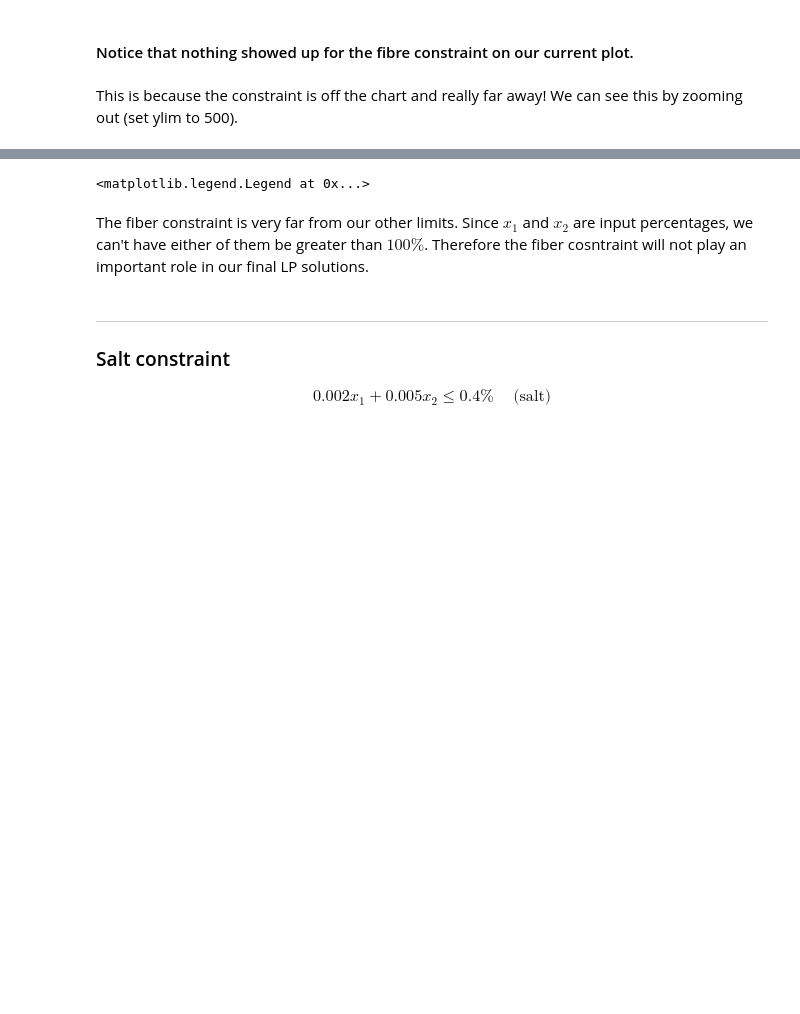
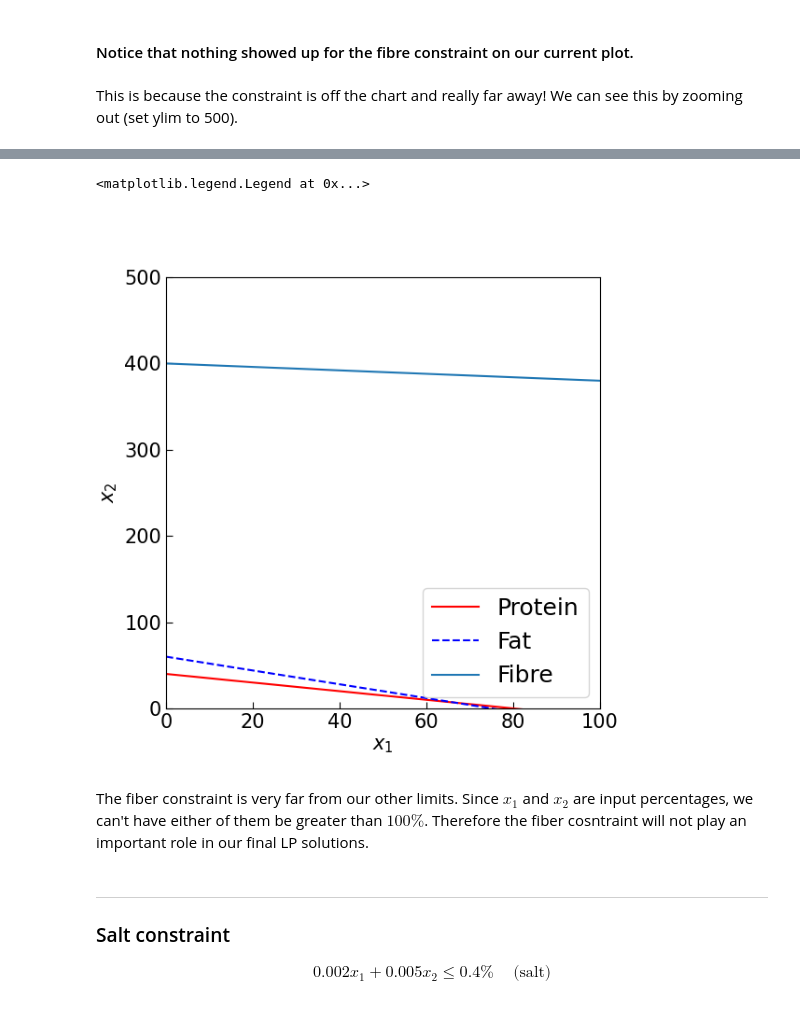
Before and after one commit to csianglim/DMC-Python, a Jupyter notebook: 0. LP Intro - Blending.ipynb, the cells around one changed output, grey strips where cells are left out. Cells and saved outputs as stored; diff of their text form; code cells hidden in the pictures; blank space fills up the shorter version.

```diff
--- a/0. LP Intro - Blending.ipynb
+++ b/0. LP Intro - Blending.ipynb
@@ -237,7 +240,7 @@ plt.legend()
 # %% [markdown]
 This is because the constraint is off the chart and really far away! We can see this by zooming out (set ylim to 500).
 # %%
-plt.figure(figsize=(5, 5))
+plt.figure(figsize=(6,6))
 plt.plot(d, y_c1, '-r', label='Protein');
 plt.plot(d, y_c2, '--b', label='Fat');
 plt.plot(d, y_c3, '-', label='Fibre');
@@ -252,4 +253,5 @@ plt.legend()
 <matplotlib.legend.Legend at 0x...>
+[figure, added]
 # %% [markdown]
 The fiber constraint is very far from our other limits. Since $x_1$ and $x_2$ are input percentages, we can't have either of them be greater than $100\%$. Therefore the fiber cosntraint will not play an important role in our final LP solutions.
 # %% [markdown]
```
Also changed, not shown: parts of 14 cells of this notebook.
